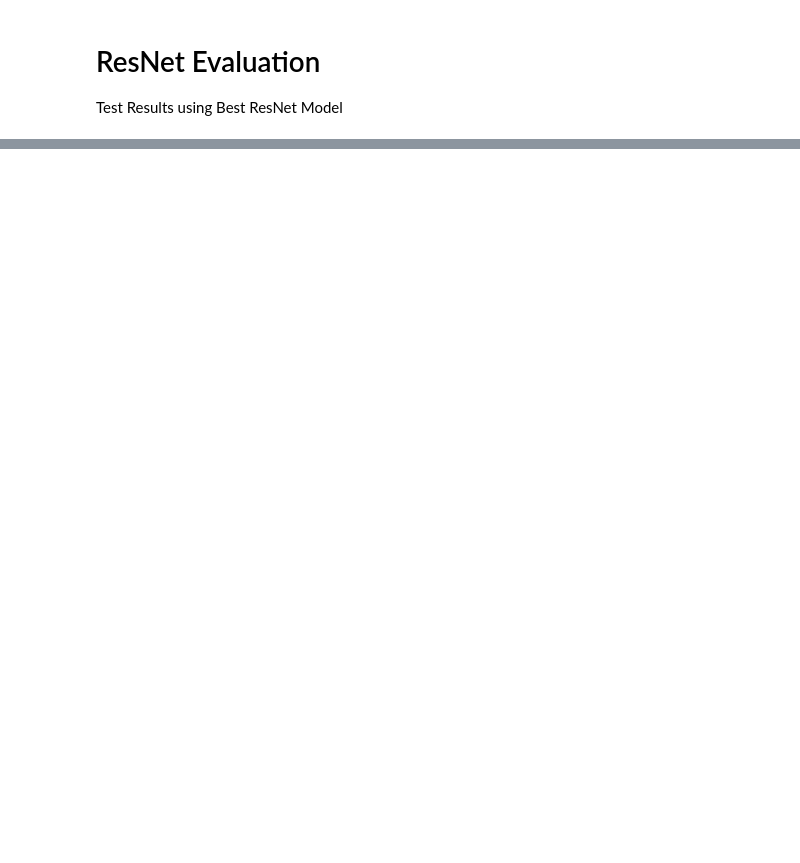
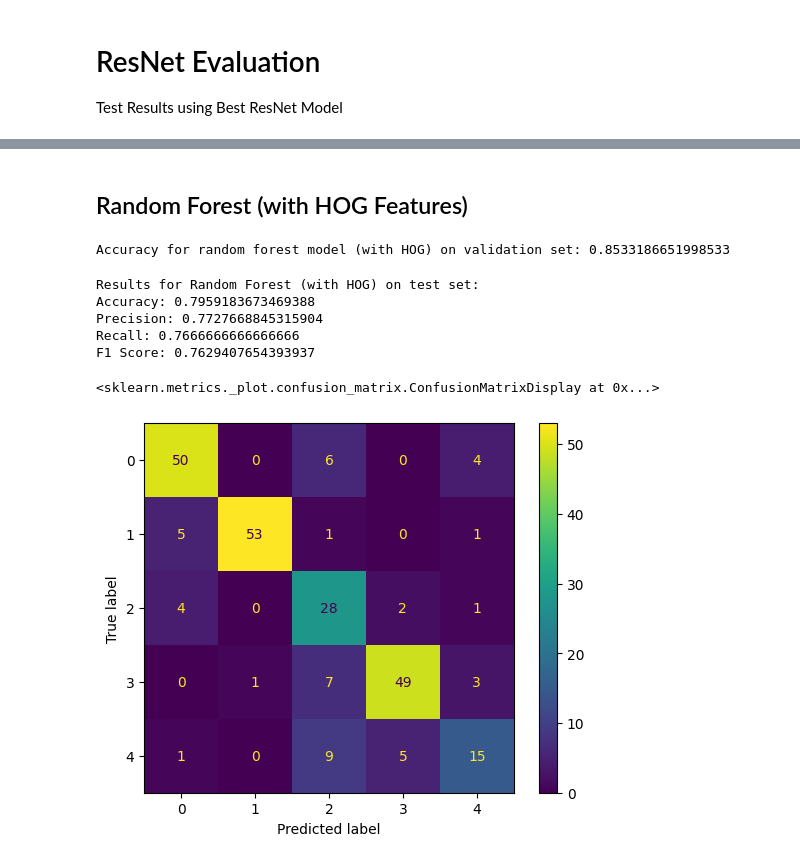
Before and after one commit to jarylongsq/IS4242-project, a Jupyter notebook: collated.ipynb, the cells around one changed output, grey strips where cells are left out. Saved outputs shown, nothing was run; the diff lists cells and outputs as text; code cells hidden in the pictures; blank space fills up the shorter version.

```diff
--- a/collated.ipynb
+++ b/collated.ipynb
@@ -389,0 +425,42 @@ for cat in categories:
+# %% [markdown]
+## Random Forest (with HOG Features)
+# %%
+X_tr_hog, X_val_hog, y_tr_hog, y_val_hog = train_test_split(X_train_hog, y_train_hog, random_state=42, test_size=0.2)
+# %%
+# Testing on validation set
+rfc_hog = RandomForestClassifier(random_state = 42)
+
+rfc_hog.fit(X_tr_hog, y_tr_hog)
+
+# Predict
+y_val_pred_hog = rfc_hog.predict(X_val_hog)
+
+# Print results
+print("Accuracy for random forest model (with HOG) on validation set: "+str(accuracy_score(y_val_hog, y_val_pred_hog)))
+# %% [output]
+Accuracy for random forest model (with HOG) on validation set: 0.8533186651998533
+# %%
+# Testing on test set
+y_pred_hog = rfc_hog.predict(X_test_hog)
+
+# Print results
+accuracy_rf = accuracy_score(y_test_hog, y_pred_hog)
+precision_rf = precision_score(y_test_hog, y_pred_hog, average='macro')
+recall_rf = recall_score(y_test_hog, y_pred_hog, average='macro')
+f1_rf = f1_score(y_test_hog, y_pred_hog, average='macro')
+conf_matrix_rf = confusion_matrix(y_test_hog, y_pred_hog)
+
+print("Results for Random Forest (with HOG) on test set:")
+print(f"Accuracy: {accuracy_rf}")
+print(f"Precision: {precision_rf}")
+print(f"Recall: {recall_rf}")
+print(f"F1 Score: {f1_rf}")
+ConfusionMatrixDisplay(confusion_matrix=conf_matrix_rf).plot()
+# %% [output]
+Results for Random Forest (with HOG) on test set:
+Accuracy: 0.7959183673469388
+Precision: 0.7727668845315904
+Recall: 0.7666666666666666
+F1 Score: 0.7629407654393937
+<sklearn.metrics._plot.confusion_matrix.ConfusionMatrixDisplay at 0x...>
+[figure, added]
```
Also changed, not shown: parts of 41 cells of this notebook.
